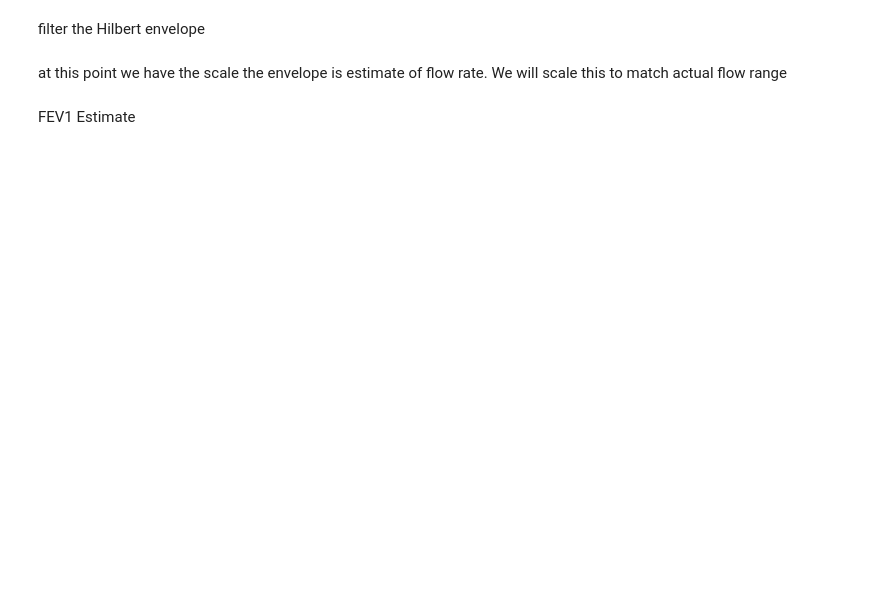
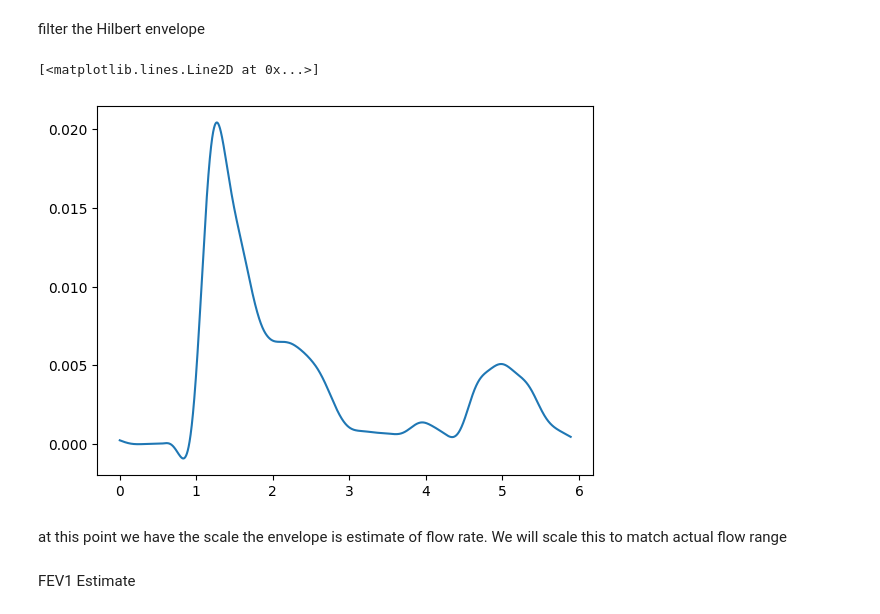
Before and after one commit to humaneBicycle/spirometer-android, a Jupyter notebook: models/spirometry/simplified/envolope.ipynb, the cells around one changed output. Saved outputs shown, nothing was run; the diff lists cells and outputs as text; code cells hidden in the pictures; blank space fills up the shorter version.

```diff
--- a/models/spirometry/simplified/envolope.ipynb
+++ b/models/spirometry/simplified/envolope.ipynb
@@ -44,12 +61,18 @@ filter the Hilbert envelope
 # %%
 nyq_rate = fs /0.5
 width = 1.0/nyq_rate # 5 Hz filter transition width.
 ripple_db = 10.0 # stop band attenuation
 fL_hz = 10
 N, beta = signal.kaiserord(ripple_db, width)
 taps = signal.firwin(N, fL_hz/nyq_rate, window=('kaiser', beta))
 envelope_hat_filt = signal.filtfilt(taps, 1,envelope_hat)
 t = np.arange(0,len(envelope_hat_filt))/fs
+
+#.
+plt.plot(t,envelope_hat_filt)
+# %% [output]
+[<matplotlib.lines.Line2D at 0x...>]
+[figure, added]
 # %% [markdown]
 at this point we have the
 scale the envelope is estimate of flow rate. We will scale this to match actual flow range
```
Also changed, not shown: parts of 7 cells of this notebook, 14 other files.
